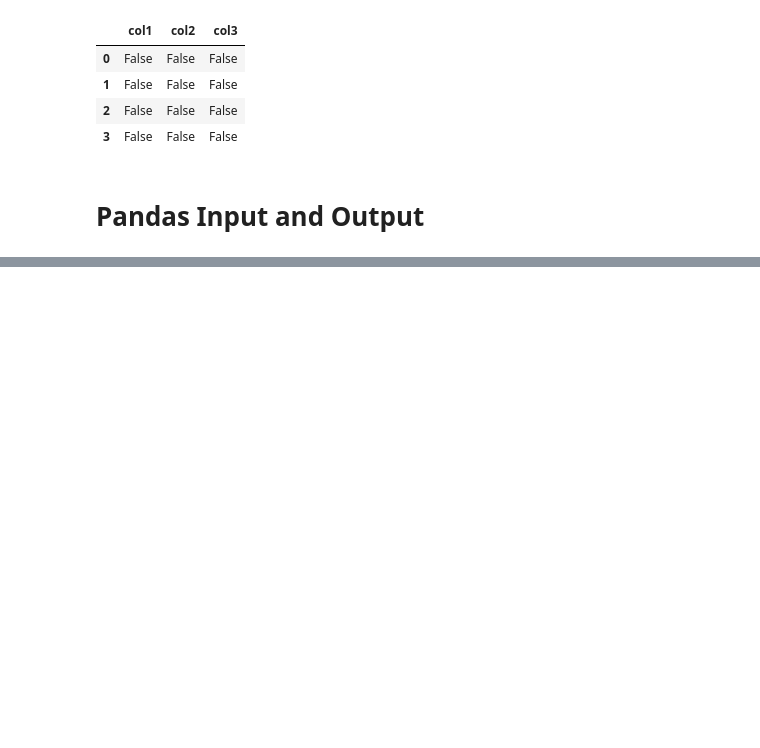
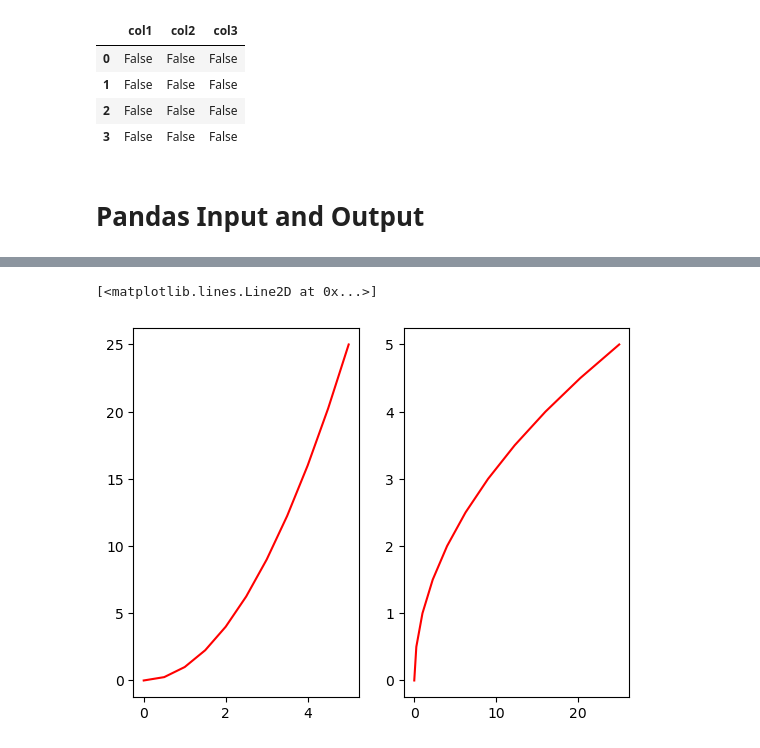
Before and after one commit to shabad023/Revising_Data_Science, a Jupyter notebook: LearnDataSci.ipynb, the cells around one changed output, grey strips where cells are left out. Saved outputs shown, nothing was run; the diff lists cells and outputs as text; code cells hidden in the pictures; blank space fills up the shorter version.

```diff
--- a/LearnDataSci.ipynb
+++ b/LearnDataSci.ipynb
@@ -1227,0 +1299,13 @@ df.isnull()
+# %%
+plt.subplot(1,2,1)
+
+plt.plot(x,y,'r')
+
+plt.subplot(1,2,2)
+
+plt.plot(y,x,'r')
+
+#subplots used jado multiple graphs banaane hon kathe hi
+# %% [output]
+[<matplotlib.lines.Line2D at 0x...>]
+[figure, added]
```
Also changed, not shown: parts of 49 cells of this notebook, 3 other files.
